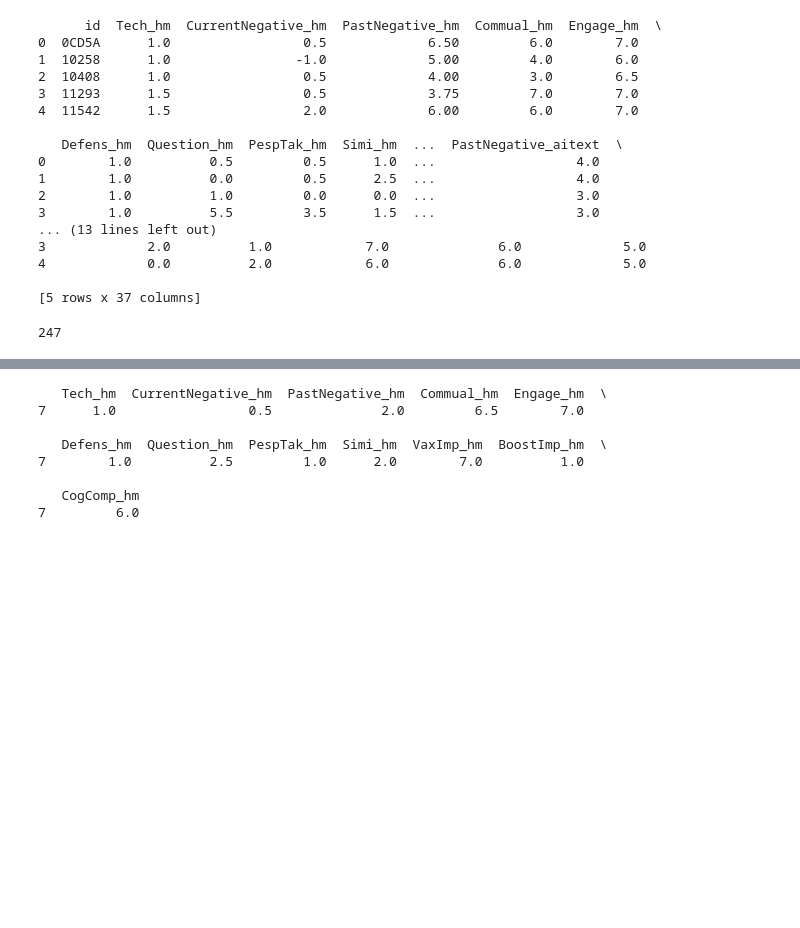
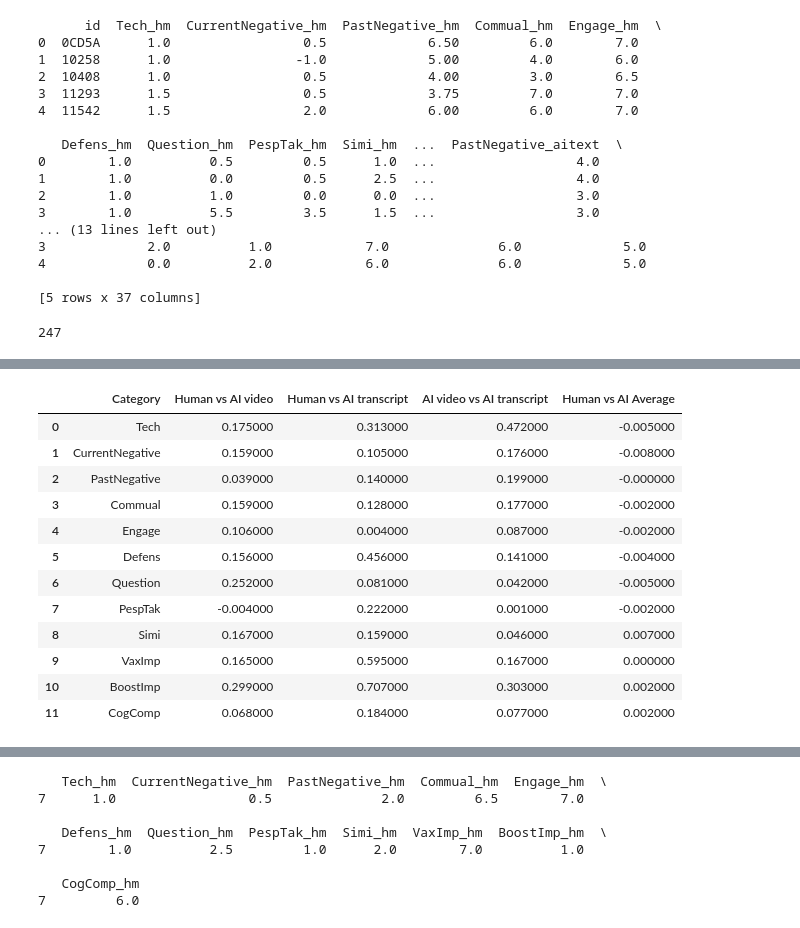
Before and after one commit to eveyhuang/gemini_data_analysis, a Jupyter notebook: data/KSM_COVID/covid_code.ipynb, the cells around one changed output, grey strips where cells are left out. Cells and saved outputs as stored; diff of their text form; code cells hidden in the pictures; blank space fills up the shorter version.

```diff
--- a/data/KSM_COVID/covid_code.ipynb
+++ b/data/KSM_COVID/covid_code.ipynb
@@ -889,4 +876,75 @@ styled_table
 | 11 | CogComp | 0.071000 | 0.192000 | 0.078000 | 0.130000 |
+# %%
+ck_hm_vd_scores = {}
+ck_hm_ts_scores = {}
+ck_vd_ts_scores = {}
+ck_hm_avg_scores = {}
+list_of_scores = [ck_hm_vd_scores, ck_hm_ts_scores, ck_vd_ts_scores, ck_hm_avg_scores]
+# Iterate through each category (column) in hm_df excluding 'id'
+categories = [col for col in hm_df_filtered.columns if col != 'id']
+for category in categories:
+    # if f"{category}_hm" in merged_df.columns and f"{category}_new" in merged_df.columns:
+    #     # Calculate Cohen's kappa score for the category
+    #     kappa = cohen_kappa_score(merged_df[f"{category}_hm"], merged_df[f"{category}_new"])
+    #     kappa_scores[category] = kappa
+
+    col_hm = f"{category}_hm"
+    col_vd = f"{category}_aivd"
+    col_ts = f"{category}_aitext"
+    col_avg = f"{category}_avg_vd_txt"
+
+    if col_hm in vtt_merged_df.columns and col_vd in vtt_merged_df.columns:
+
+        coder_hm = vtt_merged_df[col_hm]
+        coder_vd = vtt_merged_df[col_vd]
+        coder_ts = vtt_merged_df[col_ts]
+
+        df_hm_vd = pd.DataFrame({'coder1': coder_hm, 'coder2': coder_vd})
+        df_hm_ts = pd.DataFrame({'coder1': coder_hm, 'coder2': coder_ts})
+        df_vd_ts = pd.DataFrame({'coder1': coder_vd, 'coder2': coder_ts})
+        df_hm_avg = pd.DataFrame({'coder1': coder_hm, 'coder2': coder_avg})
+
+        list_of_dfs = [df_hm_vd, df_hm_ts, df_vd_ts, df_hm_avg]
+        for i in range(len(list_of_dfs)):
+            df = list_of_dfs[i]
+
+            df = df.dropna()
+            # Drop NaNs
+            y_true = df['coder1'].round().astype(int)
+            y_pred = df['coder2'].round().astype(int)
+            kappa = cohen_kappa_score(y_true, y_pred, weights='quadratic')
+
+            scores = list_of_scores[i]
+            scores[category] = kappa
+
+# Create a DataFrame to display kappa scores and simple agreement scores
+ck_scores_table = pd.DataFrame({
+    'Category': ck_hm_vd_scores.keys(),
+
+    'Human vs AI video': ck_hm_vd_scores.values(),
+    'Human vs AI transcript': ck_hm_ts_scores.values(),
+    'AI video vs AI transcript': ck_vd_ts_scores.values(),
+    'Human vs AI Average': ck_hm_avg_scores.values()
+})
+
+# apply gradient to the cell backgrounds
+styled_table = (ck_scores_table.round(3)).style.background_gradient(cmap='RdYlGn')
+
+styled_table
+# %% [output]
+|  | Category | Human vs AI video | Human vs AI transcript | AI video vs AI transcript | Human vs AI Average |
+| 0 | Tech | 0.175000 | 0.313000 | 0.472000 | -0.005000 |
+| 1 | CurrentNegative | 0.159000 | 0.105000 | 0.176000 | -0.008000 |
+| 2 | PastNegative | 0.039000 | 0.140000 | 0.199000 | -0.000000 |
+| 3 | Commual | 0.159000 | 0.128000 | 0.177000 | -0.002000 |
+| 4 | Engage | 0.106000 | 0.004000 | 0.087000 | -0.002000 |
+| 5 | Defens | 0.156000 | 0.456000 | 0.141000 | -0.004000 |
+| 6 | Question | 0.252000 | 0.081000 | 0.042000 | -0.005000 |
+| 7 | PespTak | -0.004000 | 0.222000 | 0.001000 | -0.002000 |
+| 8 | Simi | 0.167000 | 0.159000 | 0.046000 | 0.007000 |
+| 9 | VaxImp | 0.165000 | 0.595000 | 0.167000 | 0.000000 |
+| 10 | BoostImp | 0.299000 | 0.707000 | 0.303000 | 0.002000 |
+| 11 | CogComp | 0.068000 | 0.184000 | 0.077000 | 0.002000 |
 # %%
 agg_hm_vd_scores = {}
 agg_hm_ts_scores = {}
```
Also changed, not shown: parts of 25 cells of this notebook, 1 other file.
